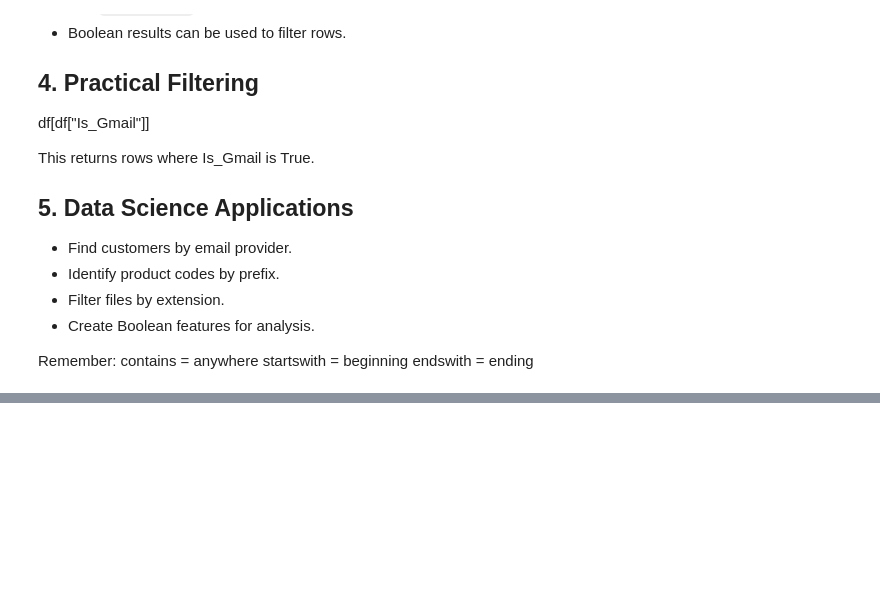
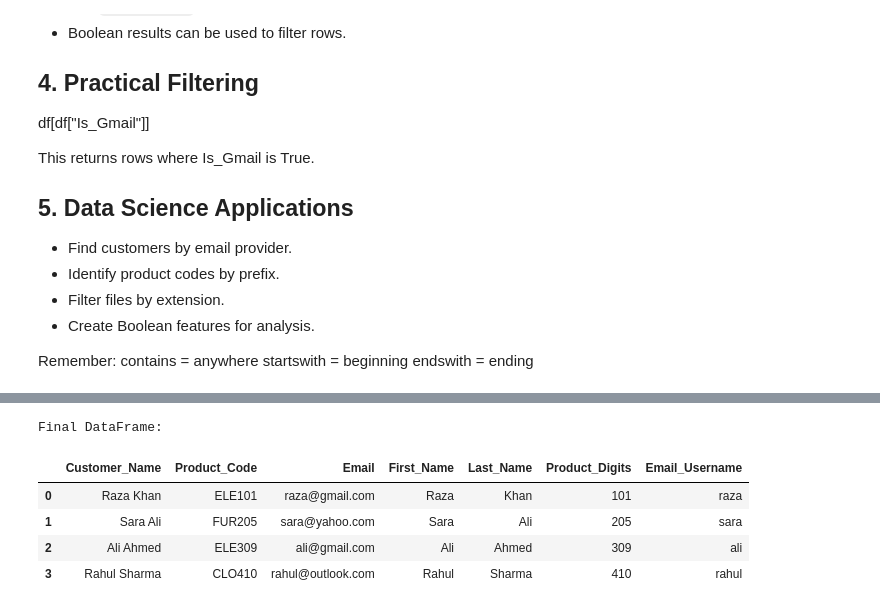
Before and after one commit to mohammadhamid8554-lgtm/data-science-from-scratch, a Jupyter notebook: phase_1.2_pandas/string_operations.ipynb, the cells around one changed output, grey strips where cells are left out. Saved outputs shown, nothing was run; the diff lists cells and outputs as text; code cells hidden in the pictures; blank space fills up the shorter version.

```diff
--- a/phase_1.2_pandas/string_operations.ipynb
+++ b/phase_1.2_pandas/string_operations.ipynb
@@ -796,0 +883,23 @@ endswith = ending
+# %%
+df = pd.DataFrame({
+    "Customer_Name": [
+        "Raza Khan",
+        "Sara Ali",
+        "Ali Ahmed",
+        "Rahul Sharma"
+    ],
+    "Product_Code": [
+        "ELE101",
+        "FUR205",
+        "ELE309",
+        "CLO410"
+    ],
+    "Email": [
+        "raza@gmail.com",
+        "sara@yahoo.com",
+        "ali@gmail.com",
+        "rahul@outlook.com"
+    ]
+})
+
+display(df)
@@ -796,0 +919,19 @@ endswith = ending
+# %%
+# Split each customer name into first and last names
+name_parts = df["Customer_Name"].str.split(n=1, expand=True)
+df["First_Name"] = name_parts[0]
+df["Last_Name"] = name_parts[1]
+
+# Extract the digits from product codes and the username from each email
+df["Product_Digits"] = df["Product_Code"].str.extract(r"(\d+)")
+df["Email_Username"] = df["Email"].str.extract(r"([^@]+)")
+
+print("Final DataFrame:")
+display(df)
+# %% [output]
+Final DataFrame:
+|  | Customer_Name | Product_Code | Email | First_Name | Last_Name | Product_Digits | Email_Username |
+| 0 | Raza Khan | ELE101 | raza@gmail.com | Raza | Khan | 101 | raza |
+| 1 | Sara Ali | FUR205 | sara@yahoo.com | Sara | Ali | 205 | sara |
+| 2 | Ali Ahmed | ELE309 | ali@gmail.com | Ali | Ahmed | 309 | ali |
+| 3 | Rahul Sharma | CLO410 | rahul@outlook.com | Rahul | Sharma | 410 | rahul |
```
Also changed, not shown: parts of 20 cells of this notebook.
